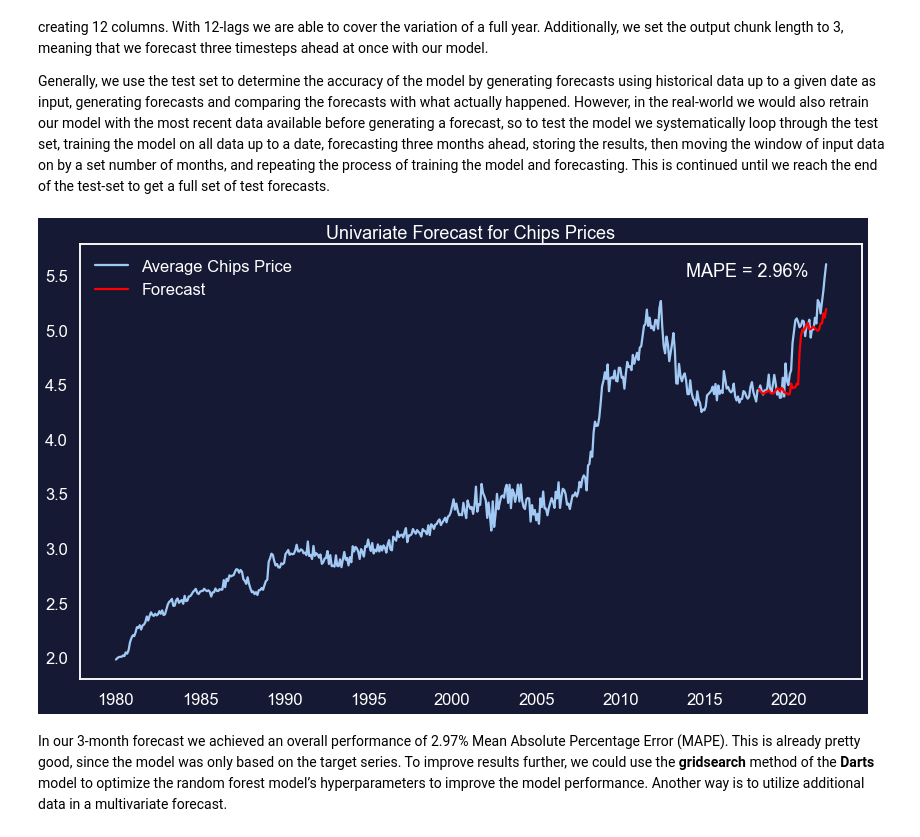
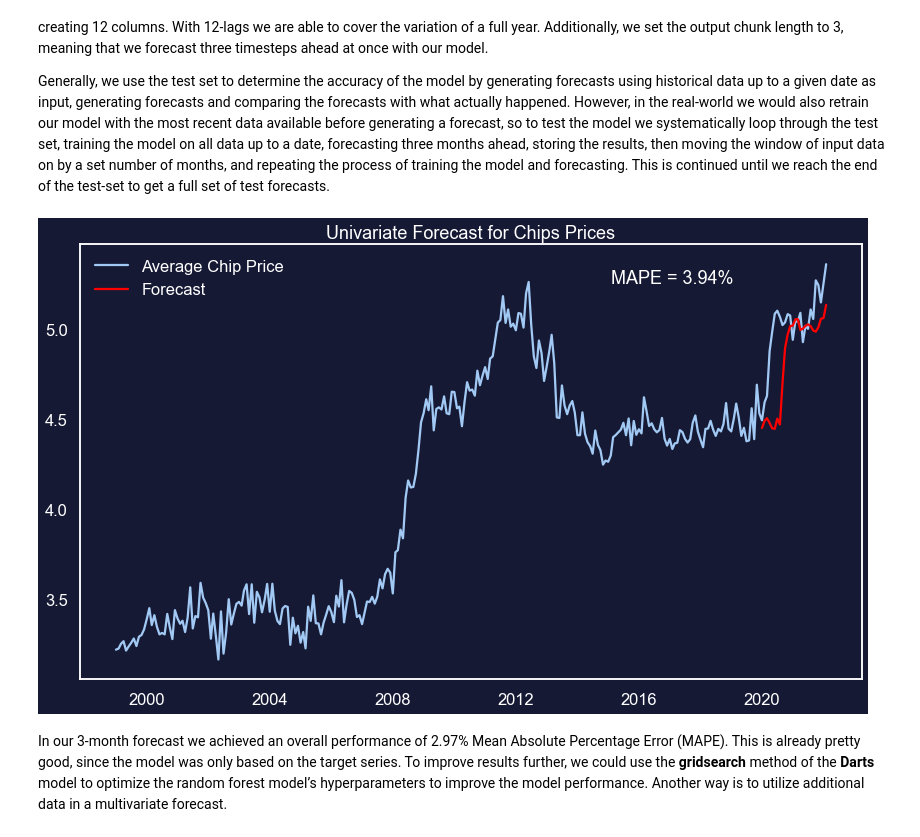
Before and after one commit to drpoxx/chip_price_forecast_blog, a Jupyter notebook: chips_medium_post.ipynb, the cells around one changed output. Drawn from its saved outputs; the diff is of its cells as text; code cells hidden in the pictures.

```diff
--- a/chips_medium_post.ipynb
+++ b/chips_medium_post.ipynb
@@ -149,5 +165,5 @@ To generate a univariate time forecasting model, we will use the built in functi
 # %%
-chips_series = TimeSeries.from_dataframe(df)
+chips_series = TimeSeries.from_dataframe(df_combined[[target_name]])
 chips_series.head()
 
 train_test_split_row = int(len(chips_series)*0.2)
@@ -179,22 +195,22 @@ chips_forecast_test = uni_model.historical_forecasts(
 # %%
 fig, ax = plt.subplots(figsize=(14,8))
 
 ax.set_title("Univariate Forecast for Chips Prices")
 
-ax.plot(chips_series.pd_dataframe(), label="Average Chips Price")
+ax.plot(chips_series.pd_dataframe(), label="Average Chip Price")
 ax.plot(chips_forecast_test.pd_dataframe(), label='Forecast', color="red")
 ax.legend()
 ax.annotate(
     f"MAPE = {round(mape(chips_test, chips_forecast_test),2)}%",
     xy=(
-        chips_series.pd_dataframe().index[-train_test_split_row],
+        chips_series.pd_dataframe().index[-train_test_split_row-30],
         chips_series.pd_dataframe().max()-0.02*chips_series.pd_dataframe().max()
     )
 )
 
 plt.show()
 # %% [output]
-[figure, old version]
+[figure, new version]
 # %% [markdown]
 In our 3-month forecast we achieved an overall performance of 2.97% Mean Absolute Percentage Error (MAPE). This is already pretty good, since the model was only based on the target series. To improve results further, we could use the __gridsearch__ method of the __Darts__ model to optimize the random forest model’s hyperparameters to improve the model performance. Another way is to utilize additional data in a multivariate forecast.
 # %% [markdown]
```
Also changed, not shown: parts of 2 cells of this notebook.
